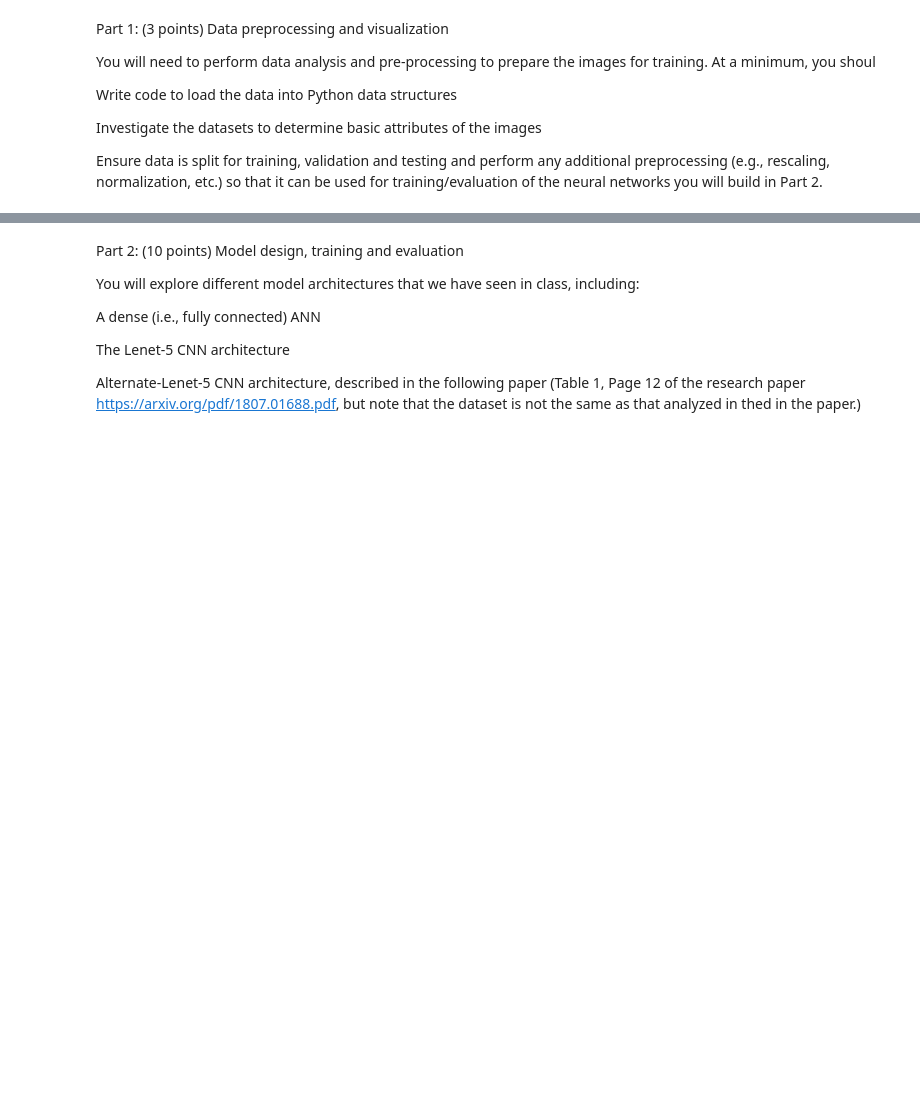
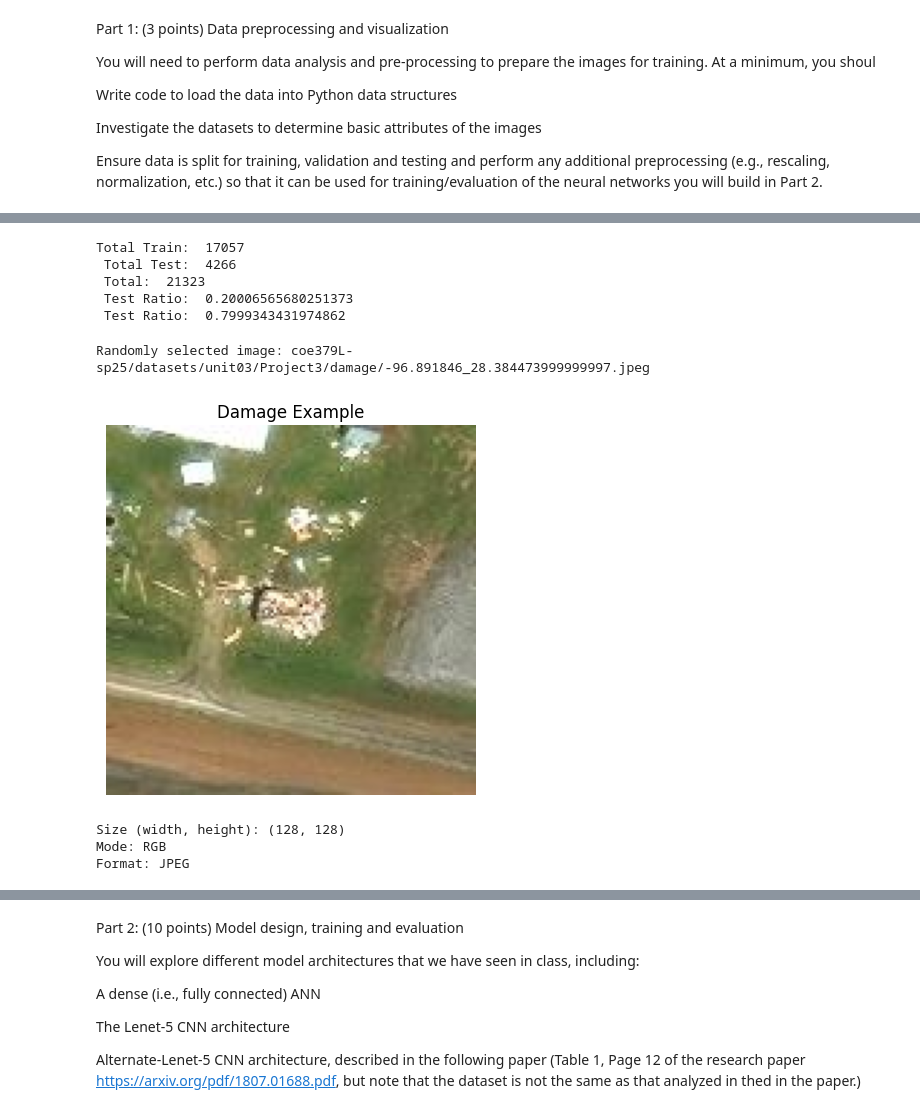
Before and after one commit to vrindapandey/harveyDamage, a Jupyter notebook: harveyDamage.ipynb, the cells around one changed output, grey strips where cells are left out. Saved outputs shown, nothing was run; the diff lists cells and outputs as text; code cells hidden in the pictures; blank space fills up the shorter version.

```diff
--- a/harveyDamage.ipynb
+++ b/harveyDamage.ipynb
@@ -10,0 +162,60 @@ Ensure data is split for training, validation and testing and perform any additi
+# %%
+#Total Train
+print("Total Train: ", len(train_damage_paths) + len(train_no_damage_paths))
+
+#Total Test
+print(" Total Test: ", len(test_damage_paths) + len(test_no_damage_paths))
+
+#Total Images
+print(" Total: ", len(train_damage_paths) + len(train_no_damage_paths) + len(test_damage_paths) + len(test_no_damage_paths))
+
+#Ratio
+print(" Test Ratio: ", (len(test_damage_paths) + len(test_no_damage_paths) )/ 21323)
+print(" Test Ratio: ", (len(train_damage_paths) + len(train_no_damage_paths) )/ 21323)
+# %% [output]
+Total Train:  17057
+ Total Test:  4266
+ Total:  21323
+ Test Ratio:  0.20006565680251373
+ Test Ratio:  0.7999343431974862
+# %%
+#image attributes:
+
+# Size (width, height): (128, 128)
+# Mode: RGB
+# Format: JPEG
+
+import matplotlib.pyplot as plt
+from PIL import Image
+import os
+
+import random
+from pathlib import Path
+
+import random
+from pathlib import Path
+
+damage_folder = Path("coe379L-sp25/datasets/unit03/Project3/damage")
+
+image_files = list(damage_folder.glob("*.[jJpP]*[gGnN]*"))  # catches jpg, jpeg, png, etc.
+
+
+img_path = random.choice(image_files)
+
+print("Randomly selected image:", img_path)
+img = Image.open(img_path)
+
+plt.imshow(img)
+plt.axis("off")  # hides axes
+plt.title("Damage Example")
+plt.show()
+
+print("Size (width, height):", img.size)
+print("Mode:", img.mode)
+print("Format:", img.format)
+# %% [output]
+Randomly selected image: coe379L-sp25/datasets/unit03/Project3/damage/-96.891846_28.384473999999997.jpeg
+[figure, added]
+Size (width, height): (128, 128)
+Mode: RGB
+Format: JPEG
```
Also changed, not shown: parts of 21 cells of this notebook.
